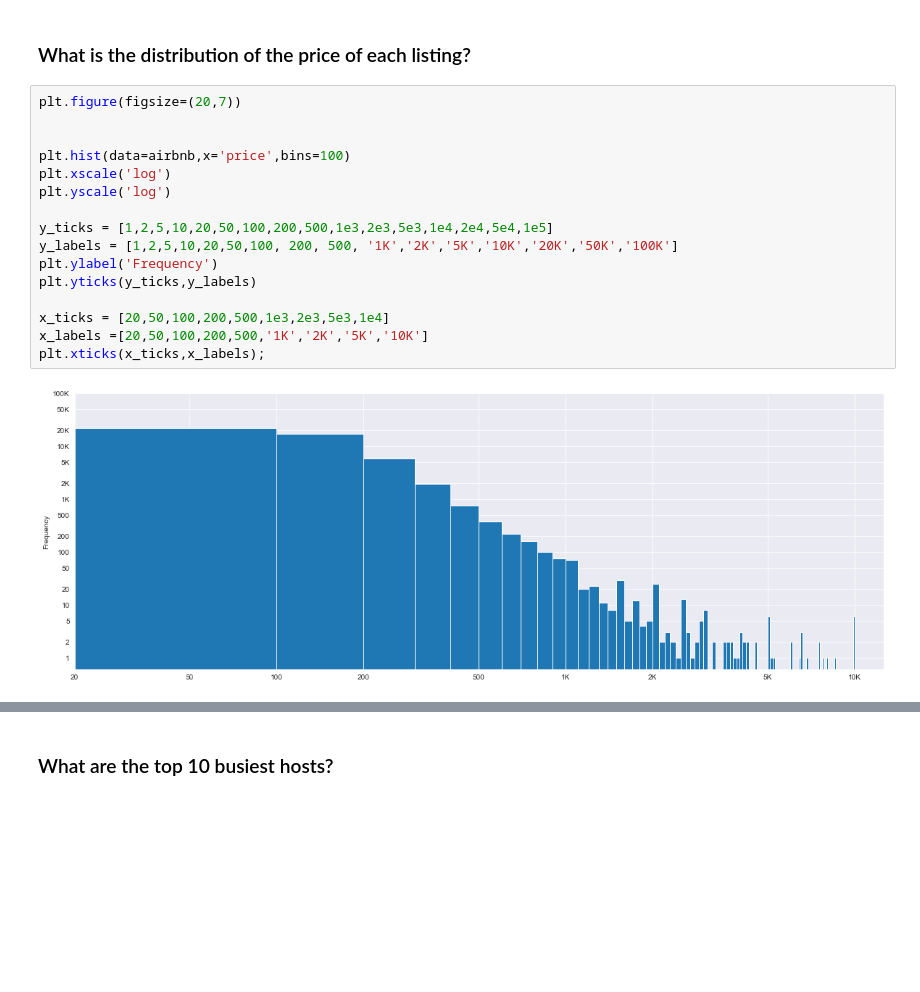
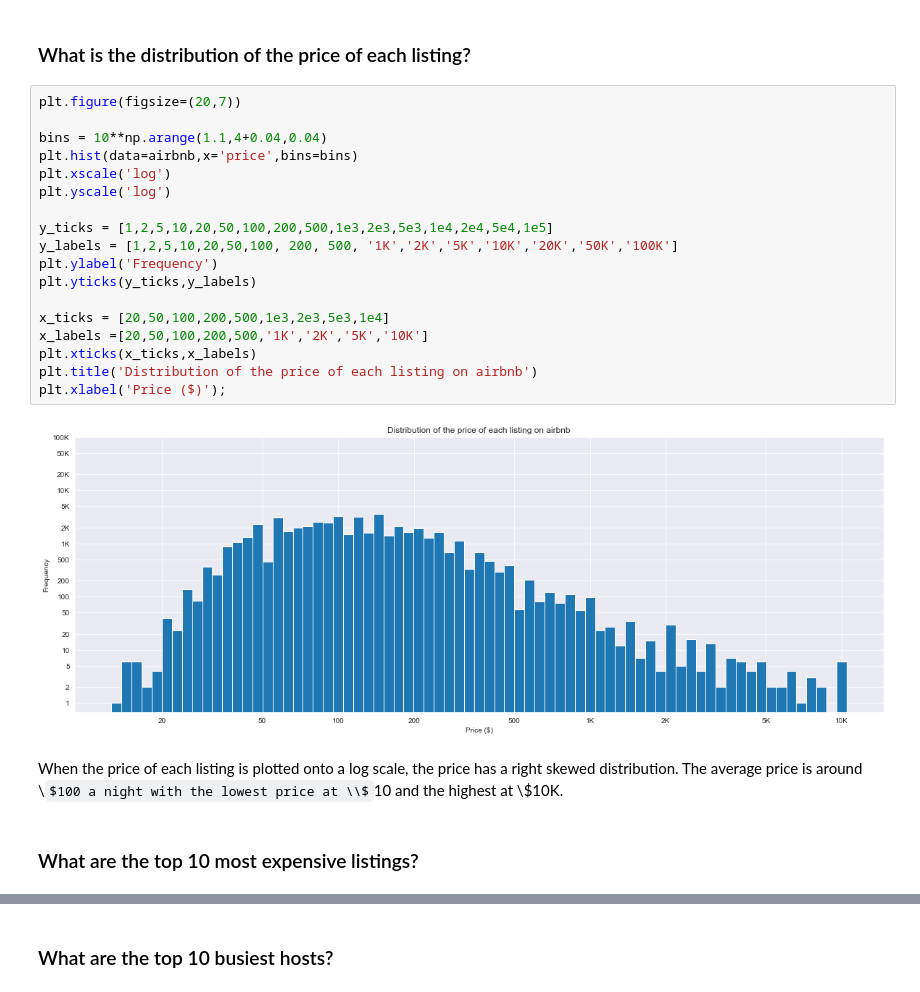
Before and after one commit to Vincentk-94/New-York-City-Airbnb, a Jupyter notebook: New York City Airbnb.ipynb, the cells around one changed output, grey strips where cells are left out. Saved outputs shown, nothing was run; the diff lists cells and outputs as text; some formulas as TeX source; blank space fills up the shorter version.

Commit message:
Update histogram
transformed distribution of the price of each listing histogram to have a log x scale

```diff
--- a/New York City Airbnb.ipynb
+++ b/New York City Airbnb.ipynb
@@ -249,18 +249,24 @@ This shows that the availability of the listings is highly variable. There is a
 # %%
 plt.figure(figsize=(20,7))
 
-
-plt.hist(data=airbnb,x='price',bins=100)
+bins = 10**np.arange(1.1,4+0.04,0.04)
+plt.hist(data=airbnb,x='price',bins=bins)
 plt.xscale('log')
 plt.yscale('log')
 
 y_ticks = [1,2,5,10,20,50,100,200,500,1e3,2e3,5e3,1e4,2e4,5e4,1e5]
 y_labels = [1,2,5,10,20,50,100, 200, 500, '1K','2K','5K','10K','20K','50K','100K']
 plt.ylabel('Frequency')
 plt.yticks(y_ticks,y_labels)
 
 x_ticks = [20,50,100,200,500,1e3,2e3,5e3,1e4]
 x_labels =[20,50,100,200,500,'1K','2K','5K','10K']
-plt.xticks(x_ticks,x_labels);
+plt.xticks(x_ticks,x_labels)
+plt.title('Distribution of the price of each listing on airbnb')
+plt.xlabel('Price ($)');
 # %% [output]
-[figure, old version]
+[figure, new version]
+# %% [markdown]
+When the price of each listing is plotted onto a log scale, the price has a right skewed distribution. The average price is around \\$100 a night with the lowest price at \\$10 and the highest at \\$10K.
+# %% [markdown]
+### What are the top 10 most expensive listings?
```
Also changed, not shown: parts of 3 cells of this notebook.
